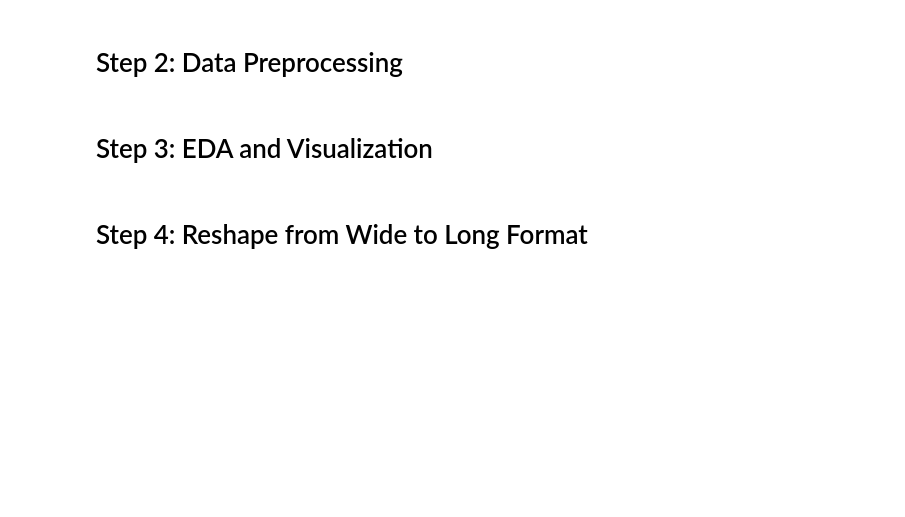
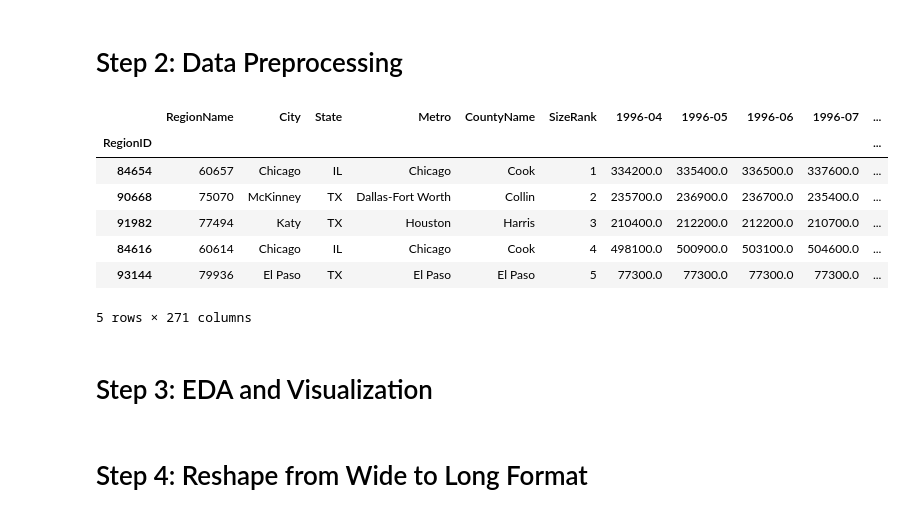
Before and after one commit to chibz3/Time_series_zillow, a Jupyter notebook: starter_notebook.ipynb, the cells around one changed output. Saved outputs shown, nothing was run; the diff lists cells and outputs as text; code cells hidden in the pictures; blank space fills up the shorter version.

```diff
--- a/starter_notebook.ipynb
+++ b/starter_notebook.ipynb
@@ -48,6 +65,17 @@ pd.set_option('display.max_columns', 100)
 # %%
 def get_datetimes(df):
     return pd.to_datetime(df.columns.values[1:], format='%Y-%m')
+# %%
+df.head()
+# %% [output]
+|  | RegionName | City | State | Metro | CountyName | SizeRank | 1996-04 | 1996-05 | 1996-06 | 1996-07 | ... |
+| RegionID |  |  |  |  |  |  |  |  |  |  | ... |
+| 84654 | 60657 | Chicago | IL | Chicago | Cook | 1 | 334200.0 | 335400.0 | 336500.0 | 337600.0 | ... |
+| 90668 | 75070 | McKinney | TX | Dallas-Fort Worth | Collin | 2 | 235700.0 | 236900.0 | 236700.0 | 235400.0 | ... |
+| 91982 | 77494 | Katy | TX | Houston | Harris | 3 | 210400.0 | 212200.0 | 212200.0 | 210700.0 | ... |
+| 84616 | 60614 | Chicago | IL | Chicago | Cook | 4 | 498100.0 | 500900.0 | 503100.0 | 504600.0 | ... |
+| 93144 | 79936 | El Paso | TX | El Paso | El Paso | 5 | 77300.0 | 77300.0 | 77300.0 | 77300.0 | ... |
+5 rows × 271 columns
 # %% [markdown]
 # Step 3: EDA and Visualization
 # %%
```
Also changed, not shown: parts of 2 cells of this notebook, 1 other file.
